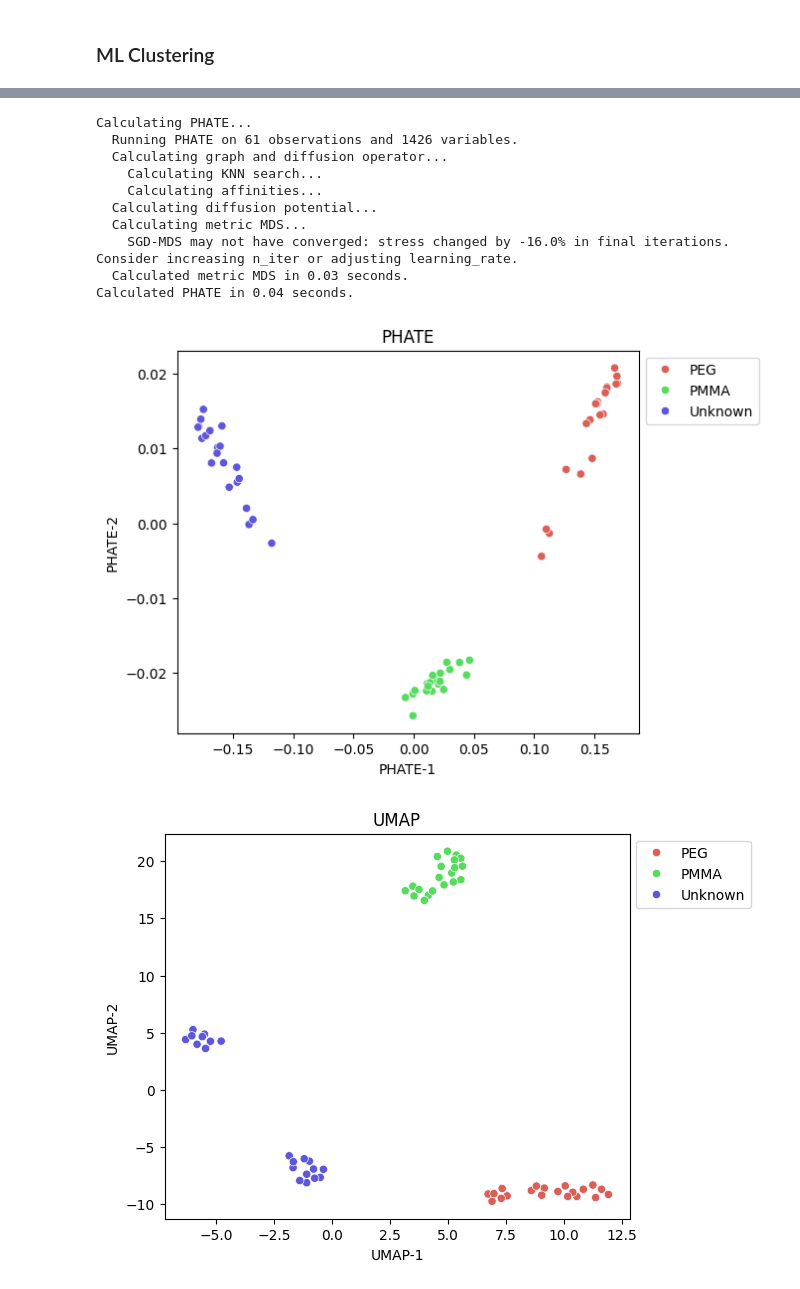
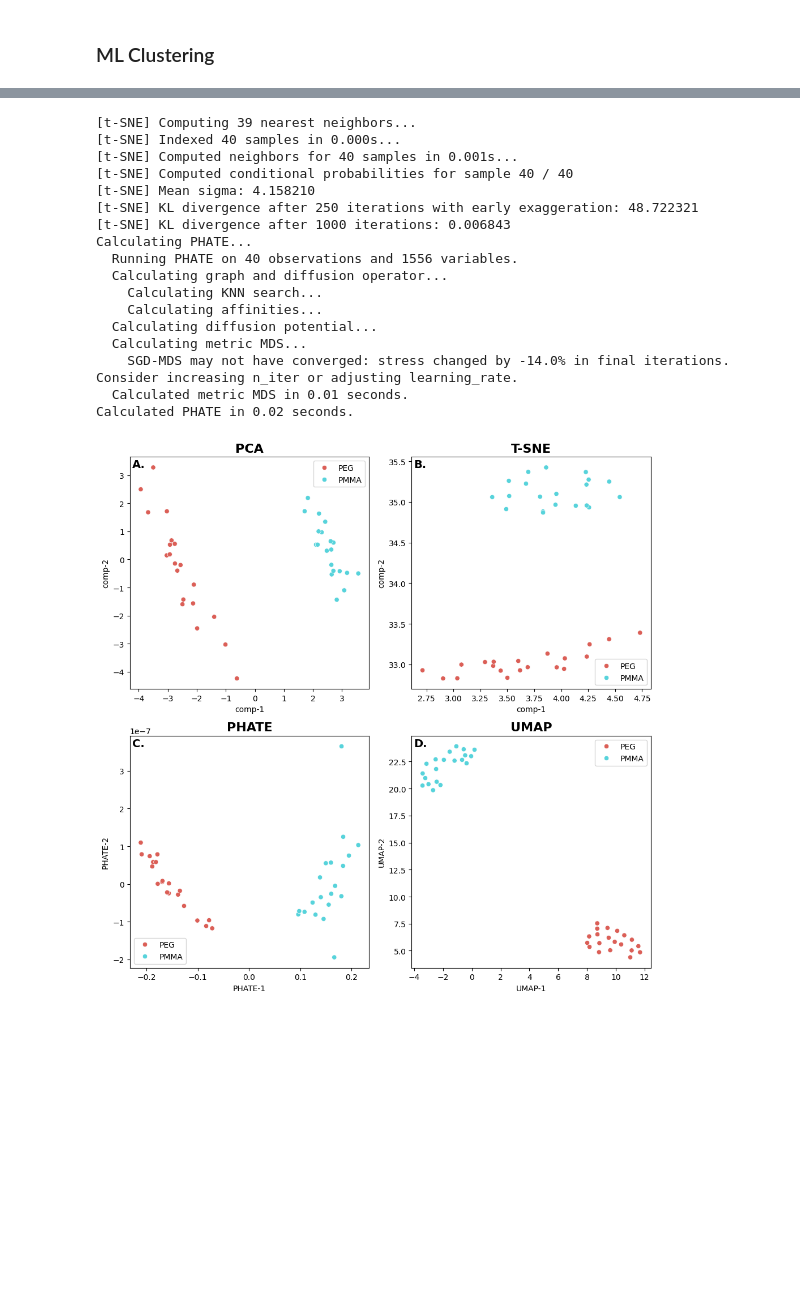
Before and after one commit to davissineath/ClassLabs, a Jupyter notebook: BENG5910/Lab2/lab2_analysis.ipynb, the cells around one changed output, grey strips where cells are left out. Cells and saved outputs as stored; diff of their text form; code cells hidden in the pictures; blank space fills up the shorter version.

```diff
--- a/BENG5910/Lab2/lab2_analysis.ipynb
+++ b/BENG5910/Lab2/lab2_analysis.ipynb
@@ -242,6 +422,7 @@ plt.show()
 ### ML Clustering
 # %%
 #read the data
-n = len(data_exp2.columns)
-X_features = data_exp2.iloc[:, 1:n]
-y_label = data_exp2.index
+data_no_unk = data_exp2.drop("Unknown")
+n = len(data_no_unk.columns)
+X_features = data_no_unk.iloc[:, 1:n]
+y_label = data_no_unk.index
@@ -263,18 +429,40 @@ plot_TSNE(X_features, y_label)
-# %%
-plot_PHATE(X_features, y_label, knn=15)
-# %% [output]
-Calculating PHATE...
-  Running PHATE on 61 observations and 1426 variables.
-  Calculating graph and diffusion operator...
-    Calculating KNN search...
-    Calculating affinities...
-  Calculating diffusion potential...
-  Calculating metric MDS...
-    SGD-MDS may not have converged: stress changed by -16.0% in final iterations. Consider increasing n_iter or adjusting learning_rate.
-  Calculated metric MDS in 0.03 seconds.
-Calculated PHATE in 0.04 seconds.
-[figure, removed]
-# %%
-plot_UMAP(X_features, y_label)
-# %% [output]
-[figure, removed]
+# %%
+fig, axs = plt.subplots(2,2, figsize=(10,10))
+ax = axs.flatten()
+
+plot_PCA(X_features, y_label, ax[0])
+plot_TSNE(X_features, y_label, ax[1])
+plot_PHATE(X_features, y_label, ax[2], knn=25)
+plot_UMAP(X_features, y_label, ax[3])
+
+ML_labels = ["PCA", "T-SNE", "PHATE", "UMAP"]
+for a, panel, label in zip(ax, panels, ML_labels):
+    a.text(0.01, 0.99, panel,
+           transform=a.transAxes,
+           fontsize=14,
+           fontweight='bold',
+           va='top')
+    a.set_title(label, fontsize=16, fontweight='bold')
+
+# fig.suptitle("Experiment 1")
+plt.tight_layout()
+plt.show()
+# %% [output]
+[t-SNE] Computing 39 nearest neighbors...
+[t-SNE] Indexed 40 samples in 0.000s...
+[t-SNE] Computed neighbors for 40 samples in 0.001s...
+[t-SNE] Computed conditional probabilities for sample 40 / 40
+[t-SNE] Mean sigma: 4.158210
+[t-SNE] KL divergence after 250 iterations with early exaggeration: 48.722321
+[t-SNE] KL divergence after 1000 iterations: 0.006843
+Calculating PHATE...
+  Running PHATE on 40 observations and 1556 variables.
+  Calculating graph and diffusion operator...
+    Calculating KNN search...
+    Calculating affinities...
+  Calculating diffusion potential...
+  Calculating metric MDS...
+    SGD-MDS may not have converged: stress changed by -14.0% in final iterations. Consider increasing n_iter or adjusting learning_rate.
+  Calculated metric MDS in 0.01 seconds.
+Calculated PHATE in 0.02 seconds.
+[figure, added]
```
Also changed, not shown: parts of 26 cells of this notebook.
